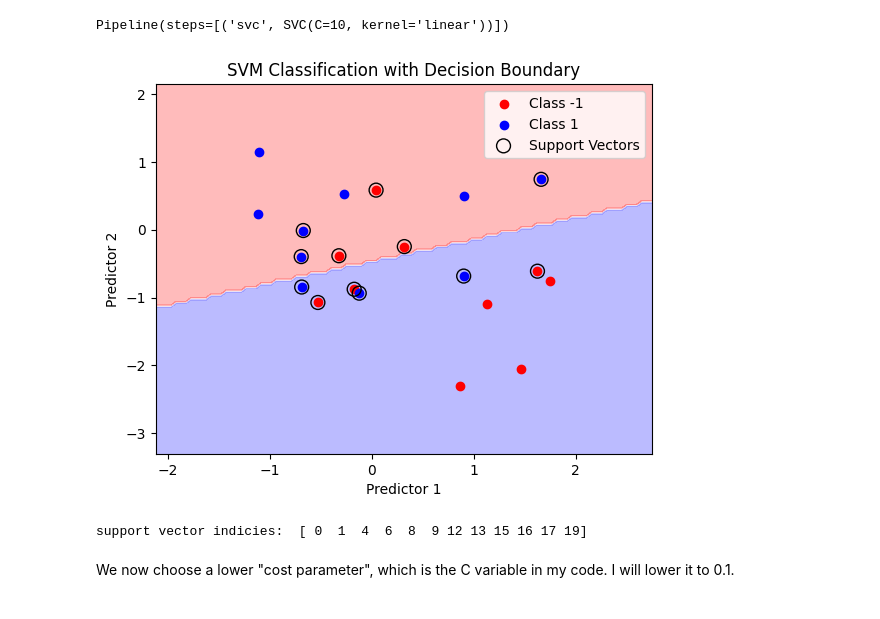
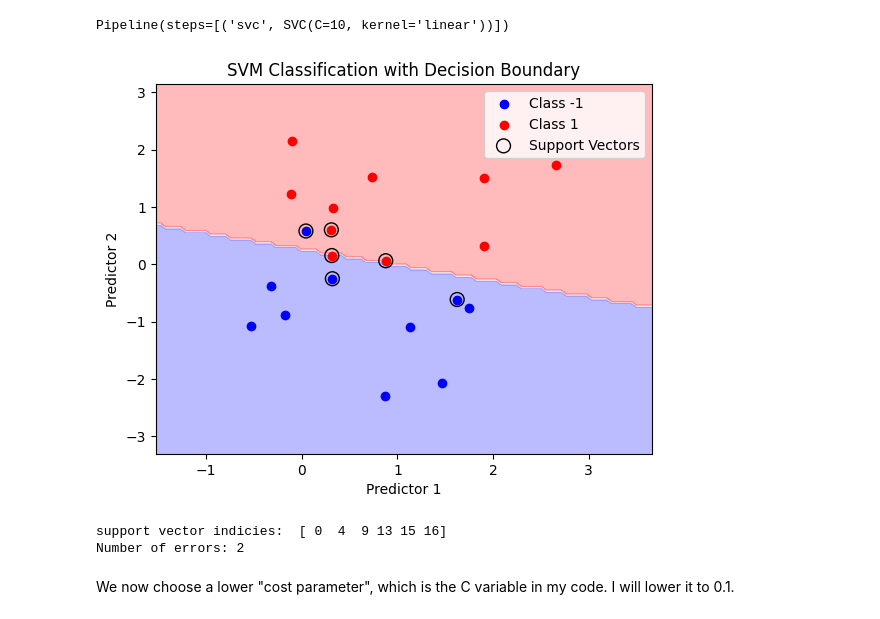
Before and after one commit to Kemalcikota113/machine-learning-labs, a Jupyter notebook: A7/A7.ipynb, the cells around one changed output. Drawn from its saved outputs; the diff is of its cells as text; code cells hidden in the pictures.

```diff
--- a/A7/A7.ipynb
+++ b/A7/A7.ipynb
@@ -46,17 +48,23 @@ We will begin by generating the observations belonging to the two classes.
 # Generate 20 normally distributed random numbers
 import numpy as np
 import matplotlib.pyplot as plt
+import pandas as pd
 
 from sklearn.svm import SVC
 from sklearn.preprocessing import StandardScaler
 from sklearn.pipeline import make_pipeline
+from sklearn.metrics import make_scorer
+from sklearn.model_selection import GridSearchCV
+from sklearn.metrics import confusion_matrix
+
+from matplotlib.colors import ListedColormap
 
 # Generate list of 20 normally distributed random numbers
-np.random.seed(1)
+np.random.seed(1) # fixed seed for reproducibility
 
 X = np.random.randn(20, 2)
-y = np.concatenate([np.repeat(-1, 10), np.repeat(-1, 10)])
-X[y == 1] = X[y == 1] + 1
+y = np.array([-1]*10 + [1]*10)  # first 100 are -1, next 100 are +1
+X[y == 1] += 1
 
 y = np.array([-1]*10 + [1]*10)
 
@@ -84,32 +92,37 @@ Pipeline(steps=[('svc', SVC(C=10, kernel='linear'))])
 # %%
 # Create a mesh grid for plotting decision boundaries
 x_min, x_max = X[:, 0].min() - 1, X[:, 0].max() + 1
 y_min, y_max = X[:, 1].min() - 1, X[:, 1].max() + 1
 xx, yy = np.meshgrid(np.linspace(x_min, x_max, 100), np.linspace(y_min, y_max, 100))
 
 # Predict class labels for the grid
 Z = svm_model.predict(np.c_[xx.ravel(), yy.ravel()])
 Z = Z.reshape(xx.shape)
 
 # Plot the decision boundary
 plt.contourf(xx, yy, Z, alpha=0.3, cmap=plt.cm.bwr)  # Decision boundary
-plt.scatter(X[:10, 0], X[:10, 1], color='red', label='Class -1')
-plt.scatter(X[10:, 0], X[10:, 1], color='blue', label='Class 1')
+plt.scatter(X[:10, 0], X[:10, 1], color='blue', label='Class -1')
+plt.scatter(X[10:, 0], X[10:, 1], color='red', label='Class 1')
 
 # Plot support vectors
 sv = svm_model.named_steps['svc'].support_vectors_
 plt.scatter(sv[:, 0], sv[:, 1], s=100, facecolors='none', edgecolors='black', label="Support Vectors")
 
 plt.xlabel('Predictor 1')
 plt.ylabel('Predictor 2')
 plt.title('SVM Classification with Decision Boundary')
 plt.legend()
 plt.show()
 
 print("support vector indicies: ", svm_model.named_steps['svc'].support_)
+
+y_pred = svm_model.predict(X)
+errors = (y_pred != y).sum()
+print("Number of errors:", errors)
 # %% [output]
-[figure, old version]
+[figure, new version]
-support vector indicies:  [ 0  1  4  6  8  9 12 13 15 16 17 19]
+support vector indicies:  [ 0  4  9 13 15 16]
+Number of errors: 2
 # %% [markdown]
 We now choose a lower "cost parameter", which is the C variable in my code. I will lower it to 0.1.
 # %%
```
Also changed, not shown: parts of 23 cells of this notebook.
